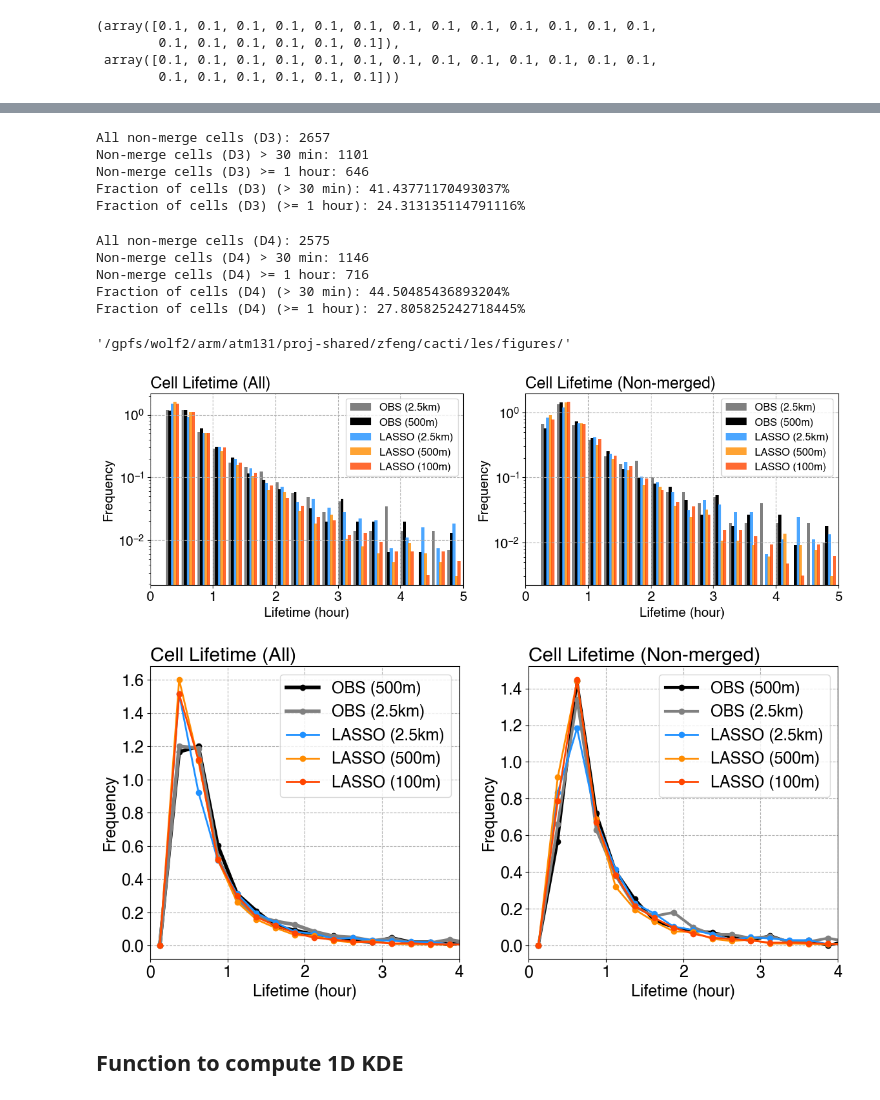
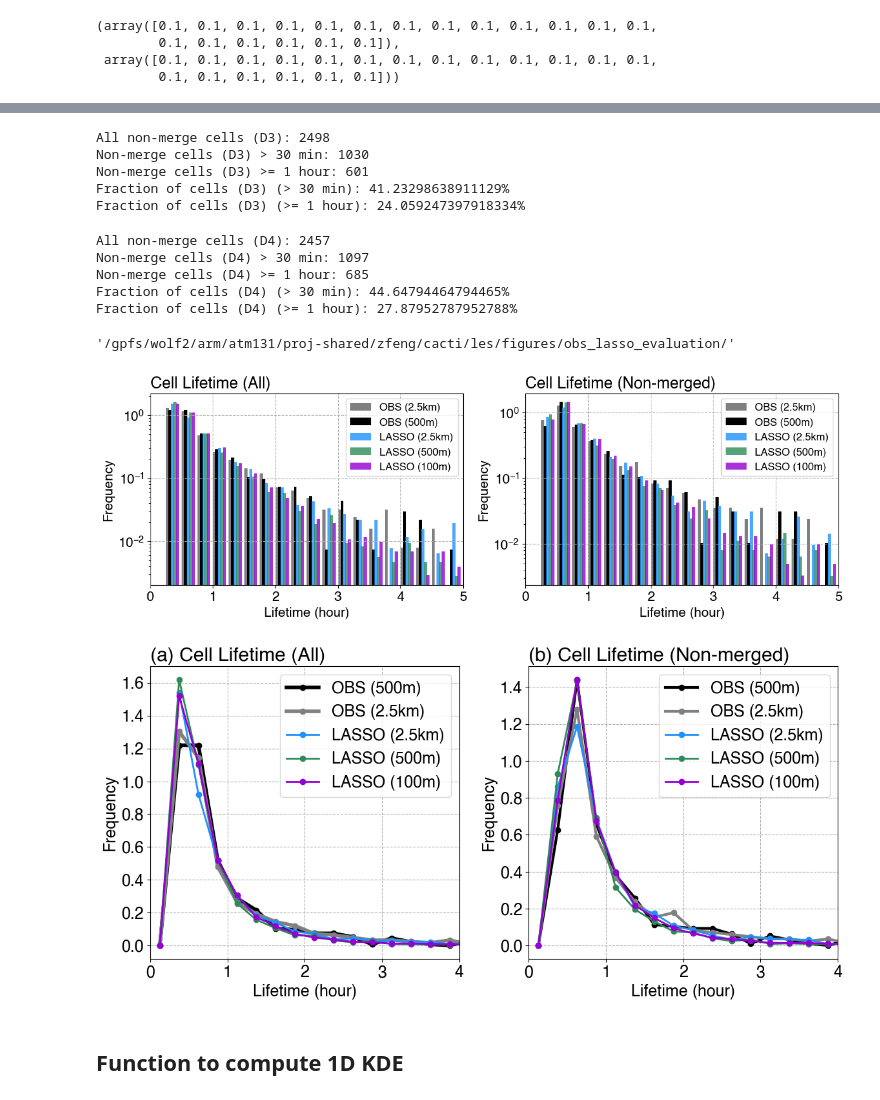
Before and after one commit to ICLASS-SFA/lasso_cellgrowth, a Jupyter notebook: notebooks/plot_cell_trackstats_obs_lasso.ipynb, the cells around one changed output, grey strips where cells are left out. Drawn from its saved outputs; the diff is of its cells as text; code cells hidden in the pictures.

```diff
--- a/notebooks/plot_cell_trackstats_obs_lasso.ipynb
+++ b/notebooks/plot_cell_trackstats_obs_lasso.ipynb
@@ -102,7 +102,7 @@ start_dates = [
     "20181129",
     "20181204",
     "20181205",
-    "20181219",
+    # "20181219",
     "20190122",
     "20190123",
     "20190125",
@@ -110,10 +110,11 @@ start_dates = [
     "20190208",
 ]
 
-figdir = '/gpfs/wolf2/arm/atm131/proj-shared/zfeng/cacti/les/figures/'
+figdir = '/gpfs/wolf2/arm/atm131/proj-shared/zfeng/cacti/les/figures/obs_lasso_evaluation/'
 
 # CSAPR data directory
-dir_obs = '/gpfs/wolf2/arm/atm131/proj-shared/zfeng/cacti/csapr/stats4lasso/'
+# dir_obs = '/gpfs/wolf2/arm/atm131/proj-shared/zfeng/cacti/csapr/stats4lasso/'
+dir_obs = '/gpfs/wolf2/arm/atm131/proj-shared/zfeng/cacti/csapr/taranis_corcsapr2cfrppiqc500mM1_celltracking.c1/stats/'
 dir_obs25 = '/gpfs/wolf2/arm/atm131/proj-shared/zfeng/cacti/csapr/taranis_corcsapr2cfrppiqc2500mM1_celltracking.c1/stats/'
 dir_pixel_obs25 = '/gpfs/wolf2/arm/atm131/proj-shared/zfeng/cacti/csapr/taranis_corcsapr2cfrppiqc2500mM1_gridded.c1/'
 dir_pixel_obs = '/gpfs/wolf2/arm/atm131/proj-shared/zfeng/cacti/csapr/taranis_corcsapr2cfrppiqcM1_gridded_convmask.c1/'
@@ -126,7 +127,8 @@ radar_lon = -64.7284
 shour_obs = '12'
 ehour_obs = '00'
 
-basename_obs = 'csapr_trackstats_'
+# basename_obs = 'csapr_trackstats_'
+basename_obs = 'trackstats_'
 basename_obs25 = 'trackstats_'
 # statsfiles_obs = sorted(glob.glob(f'{dir_obs}{basename_obs}*nc'))
 # statsfiles_obs
@@ -1278,11 +1273,11 @@ print(f'Non-merge cells (D3) >= 1 hour: {ncells_nomerge_ge1hour_d3}')
 print(f'Fraction of cells (D3) (> 30 min): {frac_nomerge_gt30min_d3}%')
 print(f'Fraction of cells (D3) (>= 1 hour): {frac_nomerge_ge1hour_d3}%')
 # %% [output]
-All non-merge cells (D3): 2657
-Non-merge cells (D3) > 30 min: 1101
-Non-merge cells (D3) >= 1 hour: 646
-Fraction of cells (D3) (> 30 min): 41.43771170493037%
-Fraction of cells (D3) (>= 1 hour): 24.313135114791116%
+All non-merge cells (D3): 2498
+Non-merge cells (D3) > 30 min: 1030
+Non-merge cells (D3) >= 1 hour: 601
+Fraction of cells (D3) (> 30 min): 41.23298638911129%
+Fraction of cells (D3) (>= 1 hour): 24.059247397918334%
 # %%
 lifetime_nomerge_d4 = lifetime_d4.isel(tracks=nonmerge_d4, drop=True)
 ncells_nomerge_d4 = lifetime_nomerge_d4.count().values
@@ -1296,57 +1291,59 @@ print(f'Non-merge cells (D4) >= 1 hour: {ncells_nomerge_ge1hour_d4}')
 print(f'Fraction of cells (D4) (> 30 min): {frac_nomerge_gt30min_d4}%')
 print(f'Fraction of cells (D4) (>= 1 hour): {frac_nomerge_ge1hour_d4}%')
 # %% [output]
-All non-merge cells (D4): 2575
-Non-merge cells (D4) > 30 min: 1146
-Non-merge cells (D4) >= 1 hour: 716
-Fraction of cells (D4) (> 30 min): 44.50485436893204%
-Fraction of cells (D4) (>= 1 hour): 27.805825242718445%
+All non-merge cells (D4): 2457
+Non-merge cells (D4) > 30 min: 1097
+Non-merge cells (D4) >= 1 hour: 685
+Fraction of cells (D4) (> 30 min): 44.64794464794465%
+Fraction of cells (D4) (>= 1 hour): 27.87952787952788%
 # %%
 figdir
 # %% [output]
-'/gpfs/wolf2/arm/atm131/proj-shared/zfeng/cacti/les/figures/'
+'/gpfs/wolf2/arm/atm131/proj-shared/zfeng/cacti/les/figures/obs_lasso_evaluation/'
 # %%
 mpl.rcParams['font.size'] = 15
 mpl.rcParams['font.family'] = 'Helvetica'
 fig, axes = plt.subplots(1, 2, figsize=(14, 4), dpi=100)
 
-colors = {'obs':'k', 'obs25':'gray', 'd2':'dodgerblue', 'd3':'darkorange', 'd4':'orangered'}
+# colors = {'obs':'k', 'obs25':'gray', 'd2':'dodgerblue', 'd3':'darkorange', 'd4':'orangered'}
+colors = {'obs':'k', 'obs25':'gray', 'd2':'dodgerblue', 'd3':'seagreen', 'd4':'darkviolet'}
 bwidth = 0.05
 
 ax1 = axes[0]
 ax1.set_xlabel('Lifetime (hour)')
 ax1.set_ylabel('Frequency')
 b0 = ax1.bar(bins_lifetime_c-0.10, hist_lifetime_o25, width=bwidth, color=colors['obs25'], label='OBS (2.5km)')
 b1 = ax1.bar(bins_lifetime_c-0.06, hist_lifetime_o, width=bwidth, color=colors['obs'], label='OBS (500m)')
 b2 = ax1.bar(bins_lifetime_c-0.02, hist_lifetime_d2, width=bwidth, color=colors['d2'], alpha=0.8, label='LASSO (2.5km)')
 b3 = ax1.bar(bins_lifetime_c+0.02, hist_lifetime_d3, width=bwidth, color=colors['d3'], alpha=0.8, label='LASSO (500m)')
 b4 = ax1.bar(bins_lifetime_c+0.06, hist_lifetime_d4, width=bwidth, color=colors['d4'], alpha=0.8, label='LASSO (100m)')
 ax1.legend(fontsize=12)
 ax1.set_xlim(0, 5)
 ax1.set_title('Cell Lifetime (All)', loc='left')
 ax1.grid(ls='--')
 ax1.set_yscale('log')
 
 ax2 = axes[1]
 ax2.set_xlabel('Lifetime (hour)')
 ax2.set_ylabel('Frequency')
 b0 = ax2.bar(bins_lifetime_c-0.10, hist_lifetime_nonmerge_o25, width=bwidth, color=colors['obs25'], label='OBS (2.5km)')
 b1 = ax2.bar(bins_lifetime_c-0.06, hist_lifetime_nonmerge_o, width=bwidth, color=colors['obs'], label='OBS (500m)')
 b2 = ax2.bar(bins_lifetime_c-0.02, hist_lifetime_nonmerge_d2, width=bwidth, color=colors['d2'], alpha=0.8, label='LASSO (2.5km)')
 b3 = ax2.bar(bins_lifetime_c+0.02, hist_lifetime_nonmerge_d3, width=bwidth, color=colors['d3'], alpha=0.8, label='LASSO (500m)')
 b4 = ax2.bar(bins_lifetime_c+0.06, hist_lifetime_nonmerge_d4, width=bwidth, color=colors['d4'], alpha=0.8, label='LASSO (100m)')
 ax2.legend(fontsize=12)
 ax2.set_xlim(0, 5)
 ax2.set_title('Cell Lifetime (Non-merged)', loc='left')
 ax2.grid(ls='--')
 ax2.set_yscale('log')
 fig.savefig(f'{figdir}celltrack_lifetime_pdf_bars.png', bbox_inches='tight', dpi=300, facecolor='w')
 # %% [output]
-[figure, old version]
+[figure, new version]
 # %%
 mpl.rcParams['font.size'] = 18
 mpl.rcParams['font.family'] = 'Helvetica'
-colors = {'obs':'k', 'obs25':'gray', 'd2':'dodgerblue', 'd3':'darkorange', 'd4':'orangered'}
+# colors = {'obs':'k', 'obs25':'gray', 'd2':'dodgerblue', 'd3':'darkorange', 'd4':'orangered'}
+colors = {'obs':'k', 'obs25':'gray', 'd2':'dodgerblue', 'd3':'seagreen', 'd4':'darkviolet'}
 lw = 2
 marker = 'o'
 fig, axes = plt.subplots(1, 2, figsize=(12, 6), dpi=100)
@@ -1361,7 +1358,7 @@ b3 = ax0.plot(bins_lifetime_c, hist_lifetime_d3, color=colors['d3'], marker=mark
 b4 = ax0.plot(bins_lifetime_c, hist_lifetime_d4, color=colors['d4'], marker=marker, lw=lw, label='LASSO (100m)')
 ax0.legend()
 ax0.set_xlim(0, 4)
-ax0.set_title('Cell Lifetime (All)', loc='left')
+ax0.set_title('(a) Cell Lifetime (All)', loc='left')
 ax0.grid(ls='--')
 
 ax1 = axes[1]
@@ -1374,13 +1371,13 @@ b3 = ax1.plot(bins_lifetime_c, hist_lifetime_nonmerge_d3, color=colors['d3'], ma
 b4 = ax1.plot(bins_lifetime_c, hist_lifetime_nonmerge_d4, color=colors['d4'], marker=marker, lw=lw, label='LASSO (100m)')
 ax1.legend()
 ax1.set_xlim(0, 4)
-ax1.set_title('Cell Lifetime (Non-merged)', loc='left')
+ax1.set_title('(b) Cell Lifetime (Non-merged)', loc='left')
 ax1.grid(ls='--')
 
 fig.tight_layout()
 fig.savefig(f'{figdir}celltrack_lifetime_pdf_lines.png', bbox_inches='tight', dpi=300, facecolor='w')
 # %% [output]
-[figure, old version]
+[figure, new version]
 # %%
 # mpl.rcParams['font.size'] = 15
 # mpl.rcParams['font.family'] = 'Helvetica'
```
Also changed, not shown: parts of 50 cells of this notebook, 41 other files.
